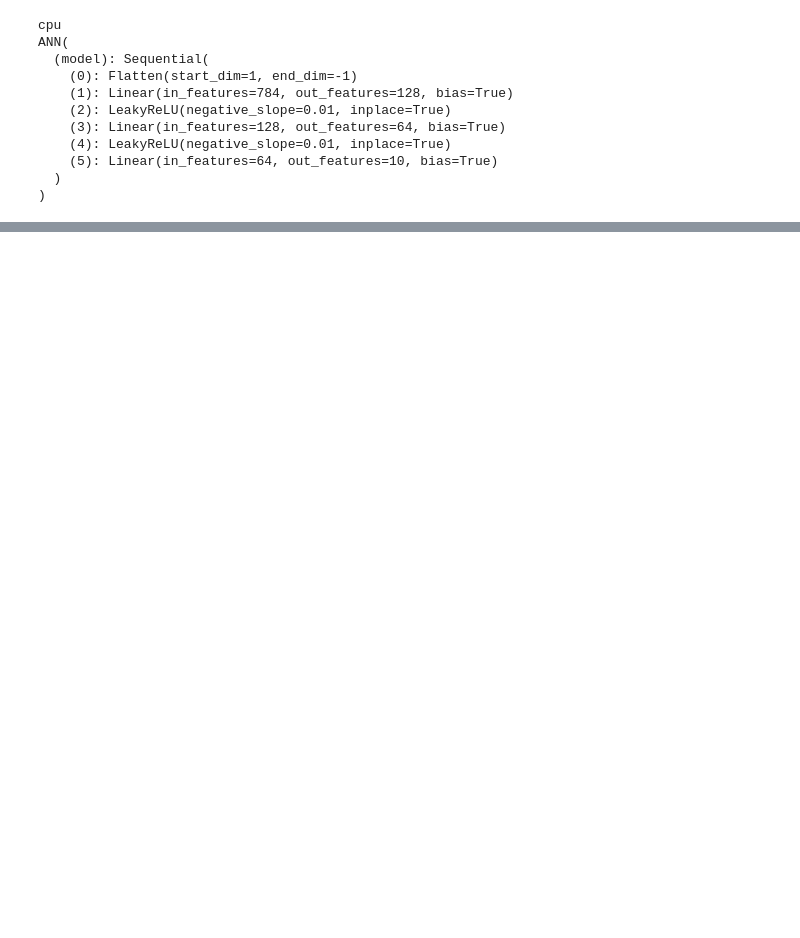
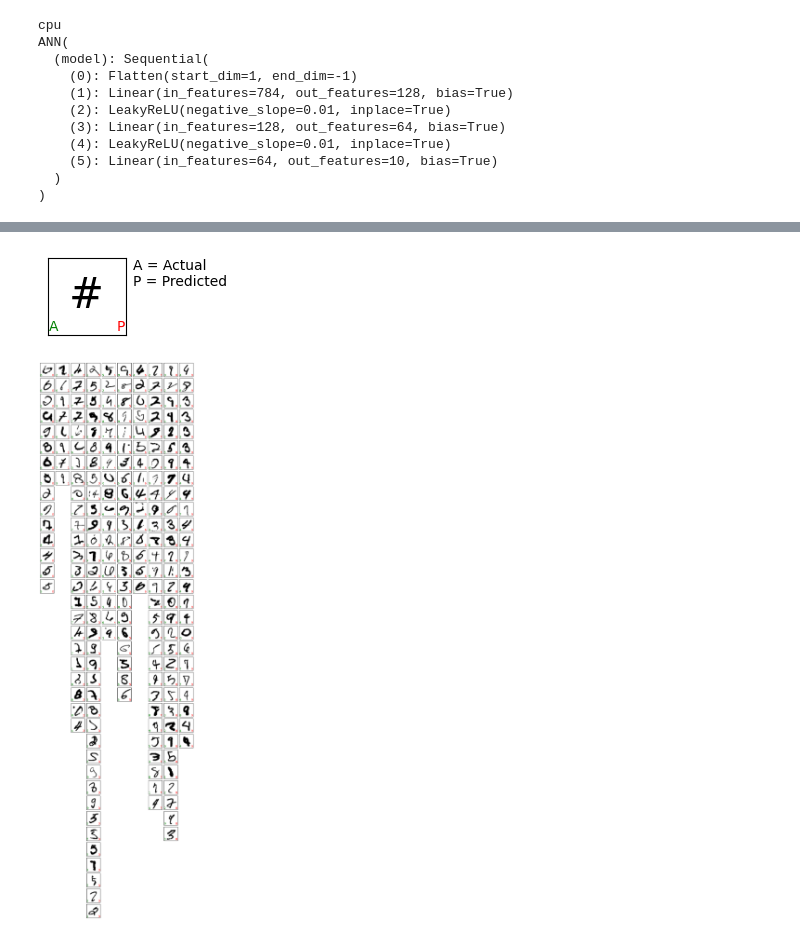
Before and after one commit to jagraves21/NeuralNetworks, a Jupyter notebook: MNIST/Classification/ANN.ipynb, the cells around one changed output, grey strips where cells are left out. Saved outputs shown, nothing was run; the diff lists cells and outputs as text; code cells hidden in the pictures; blank space fills up the shorter version.

```diff
--- a/MNIST/Classification/ANN.ipynb
+++ b/MNIST/Classification/ANN.ipynb
@@ -260,8 +333,7 @@ class PrintProgress():
     def _log_mini_batch_progress(self, epoch, n_epochs, mini_batch, n_batches, batch_size, loss, logs):
         if epoch == n_epochs or epoch % self.verbose_epoch_mod == 0:
             message_level = 4 if mini_batch % self.verbose_mini_batch_mod == 0 or mini_batch == n_batches else 5
-            if self.verbose >= 6:
-                message_level += 4
+            message_level += 4 if self.verbose >= 6 else 0
         elif mini_batch % self.verbose_mini_batch_mod == 0 or mini_batch == n_batches:
             message_level = 8
         else:
@@ -270,6 +342,7 @@ class PrintProgress():
         if mini_batch == n_batches:
             if epoch % self.verbose_epoch_mod == 0 or epoch == n_epochs:
                 message_level = 3
+                message_level += 4 if self.verbose >= 6 else 0
             else:
                 message_level = 7
             self._log_mini_batch_summary(epoch, n_epochs, logs, message_level)
@@ -521,20 +626,0 @@ for epoch in range(1,n_epochs+1):
-# %%
-targets, predictions = list(), list()
-with torch.no_grad():
-    ann = ann.to(device).eval()
-    for x_train,y_train in validation_dataloader:
-        x_train, y_train = x_train.to(device), y_train.to(device)
-        y_pred = ann(x_train)
-        targets.extend( y_train.detach().to("cpu").numpy() )
-        predictions.extend( y_pred.detach().to("cpu").numpy().argmax(axis=1) )
-targets, predictions = np.asarray(targets), np.asarray(predictions)
-
-confusion_matrix = sklearn.metrics.ConfusionMatrixDisplay(
-    confusion_matrix=sklearn.metrics.confusion_matrix(targets, predictions),
-    display_labels=np.arange(10),
-)
-confusion_matrix.plot()
-confusion_matrix.ax_.set_title("Confusion Matrix")
-confusion_matrix.ax_.set_xlabel("Predicted Label")
-confusion_matrix.ax_.set_ylabel("True Label")
-plt.show()
@@ -542,0 +730,15 @@ plt.show()
+# %%
+misclassified_images = list()
+miscalssified_idx = validation_labels != validation_predictions
+for digit in range(10):
+    digit_idx = validation_predictions == digit
+    sorted_idx = np.argsort(validation_predictions[miscalssified_idx & digit_idx])
+    idx = np.arange(len(validation_predictions))[miscalssified_idx & digit_idx][sorted_idx]
+    misclassified_images.append(
+        list(zip(validation_images[idx], validation_labels[idx], validation_predictions[idx] ))
+    )
+
+plot_misclassifications(misclassified_images)
+# %% [output]
+[figure, added]
+[figure, added]
```
Also changed, not shown: parts of 61 cells of this notebook.
